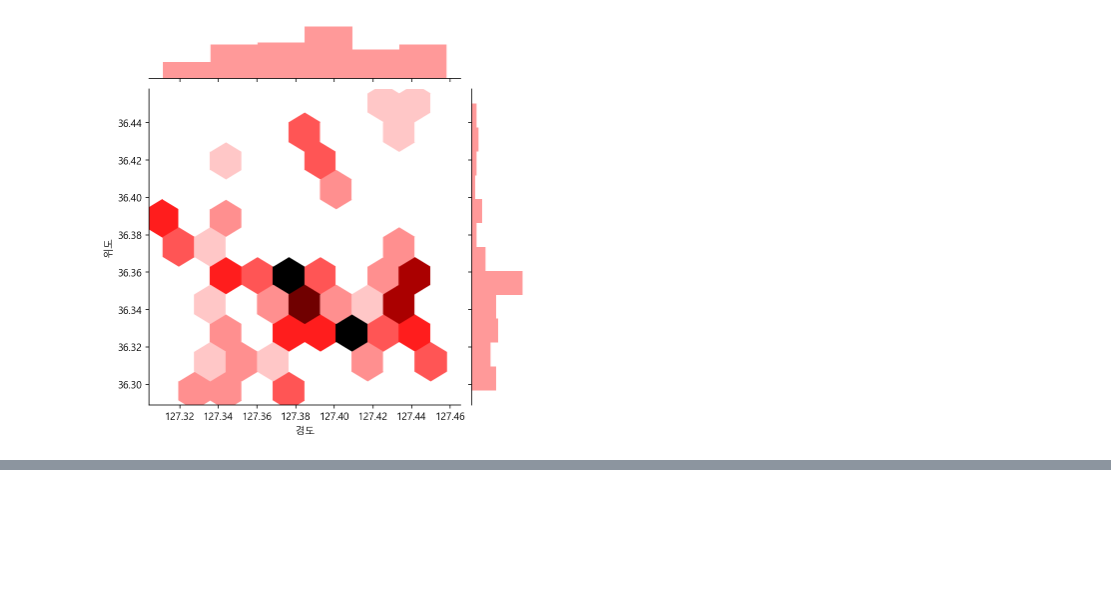
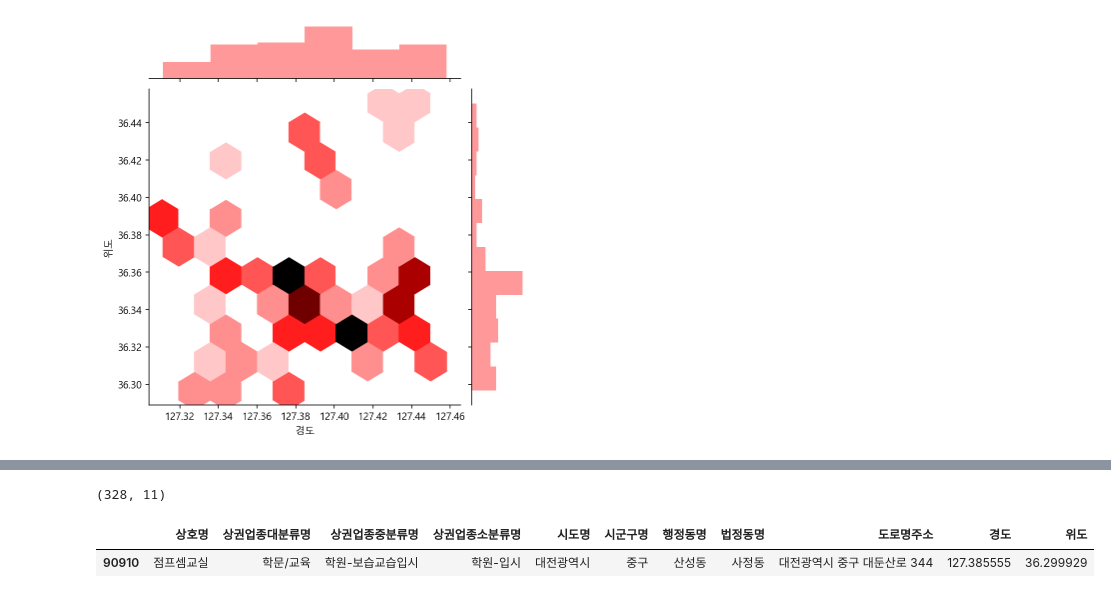
Before and after one commit to young-hun-jo/TIL, a Jupyter notebook: Pandas_library/프랜차이즈정보분석_리뉴얼.ipynb, the cells around one changed output, grey strips where cells are left out. Saved outputs shown, nothing was run; the diff lists cells and outputs as text; code cells hidden in the pictures; blank space fills up the shorter version.

```diff
--- a/Pandas_library/프랜차이즈정보분석_리뉴얼.ipynb
+++ b/Pandas_library/프랜차이즈정보분석_리뉴얼.ipynb
@@ -194,0 +258,10 @@ sns.jointplot(data=df_31, x='경도', y='위도', kind='hex', color='red')
+# %%
+df_jump = df_daejeon[df_daejeon['상호명'].str.contains('점프셈교실')].copy()
+df_jump.shape
+# %% [output]
+(328, 11)
+# %%
+df_jump.head(1)
+# %% [output]
+|  | 상호명 | 상권업종대분류명 | 상권업종중분류명 | 상권업종소분류명 | 시도명 | 시군구명 | 행정동명 | 법정동명 | 도로명주소 | 경도 | 위도 |
+| 90910 | 점프셈교실 | 학문/교육 | 학원-보습교습입시 | 학원-입시 | 대전광역시 | 중구 | 산성동 | 사정동 | 대전광역시 중구 대둔산로 344 | 127.385555 | 36.299929 |
```
Also changed, not shown: parts of 16 cells of this notebook.
